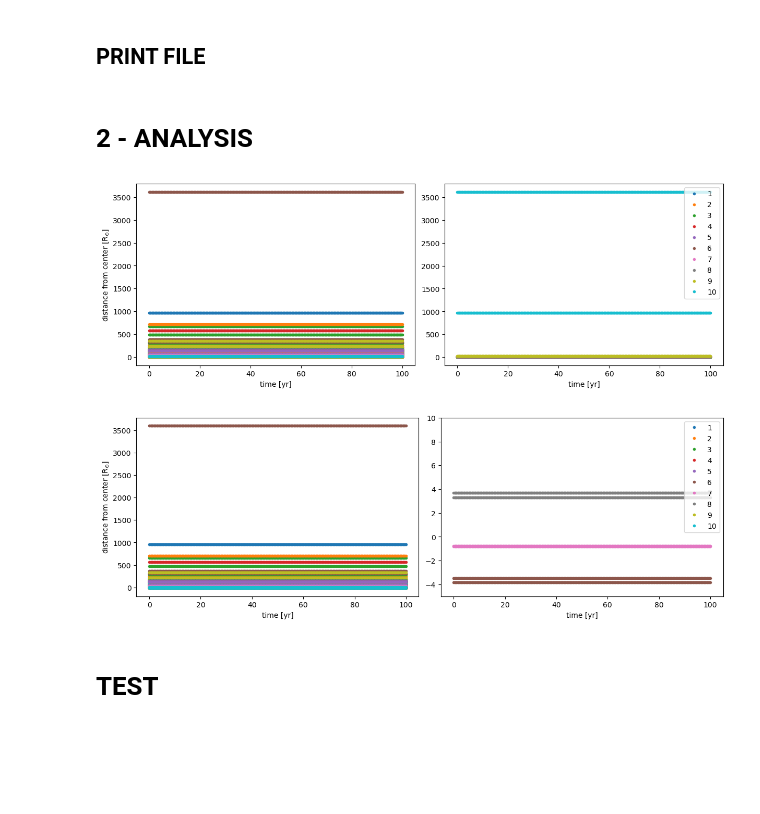
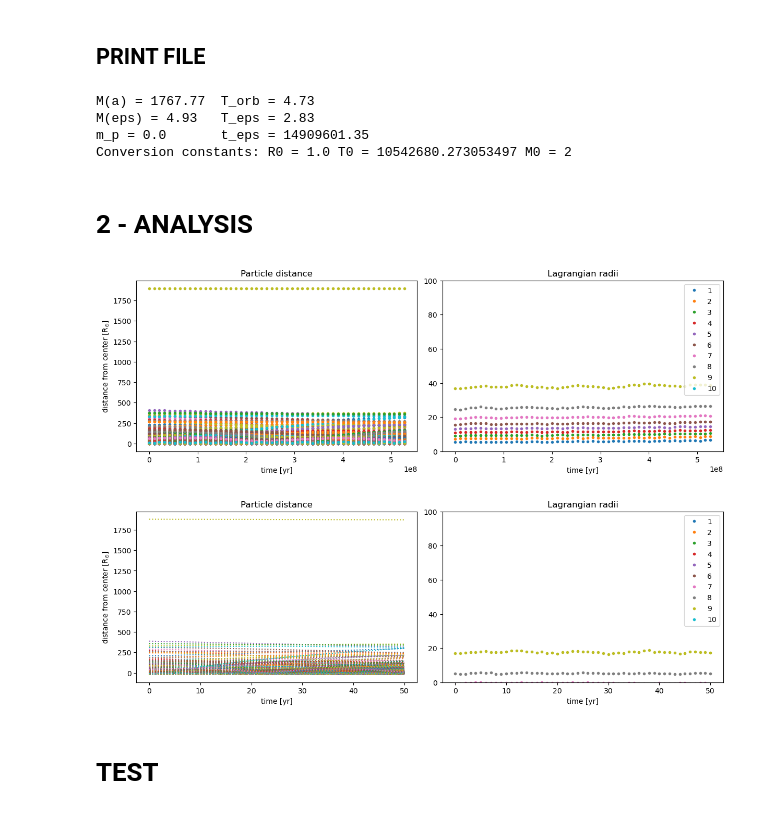
Before and after one commit to RoccoGiugni/DoSS-24-25, a Jupyter notebook: PS04/PS04.ipynb, the cells around one changed output. Drawn from its saved outputs; the diff is of its cells as text; code cells hidden in the pictures; blank space fills up the shorter version.

```diff
--- a/PS04/PS04.ipynb
+++ b/PS04/PS04.ipynb
@@ -37,7 +37,7 @@ N = 5000
 
 # System properties (defining normalization factors)
 M = 10000 # total mass
-a = 10 / 1.3 # scale radius
+a = 10 # scale radius
 U = G * M / a # normalization of the potential
 
 # Masses - considering N p.cles of equal mass
@@ -127,7 +127,31 @@ vz = np.sqrt(U) * vel * np.cos(zet)
 # %% [markdown]
 ## PRINT FILE
 # %%
-file_in = 'IF04.txt'
+file_in = 'IF05.txt'
+# %%
+# INTEGRATION PARAMETERS (for treecode)
+# NOTE: parameters must be converted in internal units
+
+eps, alpha = 1, .05
+
+r_ext = a #* rho.max()
+M_ext = M * r_ext**3 / (r_ext**2 + a**2)**(3/2)
+T_ext = 2 * np.pi * r_ext**(3/2) / np.sqrt(G * M_ext)
+
+M_eps = M * eps**3 / (eps**2 + a**2)**(3/2)
+T_eps = 2 * np.pi * eps**(3/2) / np.sqrt(G * M_eps)
+
+t_eps = eps**(3/2) / np.sqrt(G * m[0])
+
+print('M(a) =', round(M_ext / M0, 2), '\tT_orb =', round(T_ext / T0, 2))
+print('M(eps) =', round(M_eps / M0, 2), '\tT_eps =', round(T_eps / T0, 2))
+print('m_p =', round(m[0] / M0, 2), '\tt_eps =', round(t_eps / T0, 2))
+print('Conversion constants: R0 =', R0, 'T0 =', T0, 'M0 =', M0)
+# %% [output]
+M(a) = 1767.77  T_orb = 4.73
+M(eps) = 4.93   T_eps = 2.83
+m_p = 0.0       t_eps = 14909601.35
+Conversion constants: R0 = 1.0 T0 = 10542680.273053497 M0 = 2
 # %%
 # FOR TREECODE
 
@@ -159,7 +183,7 @@ with open(file_in, 'w') as file:
 # %%
 # Reading file
 
-file_out = 'OF04.txt'
+file_out = 'OF05-2.txt'
 
 n = 3 * N + 3 # 'block' length
 m = 3     # number of rows to skip (i.e. lines containing n. bodies and time)
@@ -196,48 +220,56 @@ d_sort = np.sort(d_mtx, axis=1)
 # Distance from the CF center of each p.cle
 for i in range(N):
     #ax.plot(time, d[i::N], '.')
-    ax.plot(time, d_mtx[:, i], '.')
+    ax.plot(time * T0, d_mtx[:, i], '.')
 
+ax.set_title('Particle distance')
 ax.set_xlabel('time [yr]')
 ax.set_ylabel('distance from center [R$_{\odot}$]')
 
 # Lagrangian radii in the CF
 for i in range(10):
-    bx.plot(time, d_sort[:, int((i+1) * N / 10) - 1], '.', label=i+1)
+    bx.plot(time * T0, d_sort[:, int((i+1) * N / 10) - 1], '.', label=i+1)
 
+bx.set_ylim(0, 100)
+
+bx.set_title('Lagrangian radii')
 bx.set_xlabel('time [yr]')
 bx.legend()
 
 plt.show()
 # %% [output]
-[figure, old version]
+[figure, new version]
 # %%
-# Plotting distance vs time in the system center (i.e. the CM)
+# Plotting distance vs time in the system center (i.e. the CM) !! to be updated !!
 
 fig, (ax, bx) = plt.subplots(1, 2, figsize=(12, 4), layout='constrained')
 
 _, r_cm = np.meshgrid(np.zeros(N), d_mtx.mean(axis=1))
 
 d_cm = d_mtx - r_cm
 d_sort = np.sort(d_cm, axis=1)
 
 # Distance of each p.cle from the CM
 for i in range(N):
-    ax.plot(time, d_cm[:, i], '.')
+    ax.plot(time, d_cm[:, i], ':')
 
+ax.set_title('Particle distance')
 ax.set_xlabel('time [yr]')
 ax.set_ylabel('distance from center [R$_{\odot}$]')
 
 # Lagrangian radii
 for i in range(10):
     bx.plot(time, d_sort[:, int((i+1) * N / 10) - 1], '.', label=i+1)
 
+bx.set_ylim(0, 100)
+
+bx.set_title('Lagrangian radii')
 bx.set_xlabel('time [yr]')
 bx.legend()
 
 plt.show()
 # %% [output]
-[figure, old version]
+[figure, new version]
 # %% [markdown]
 # TEST
 # %%
```
Also changed, not shown: parts of 1 cell of this notebook, 1 other file.
